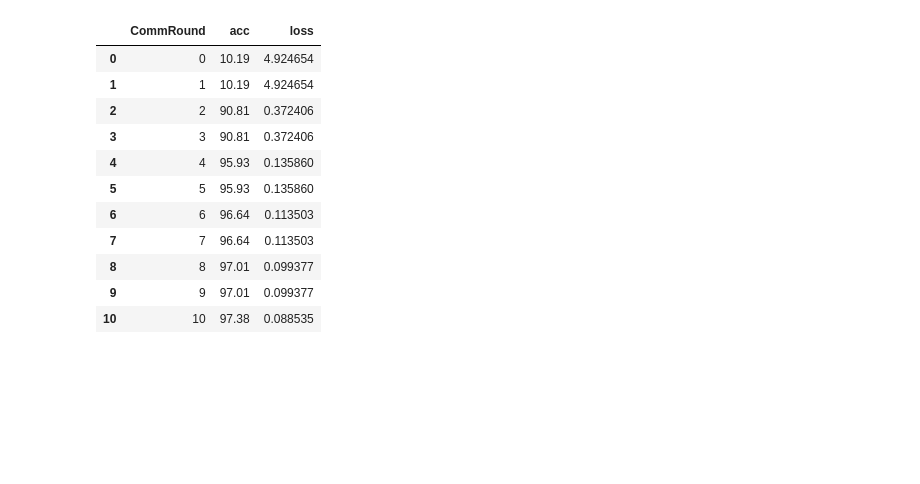
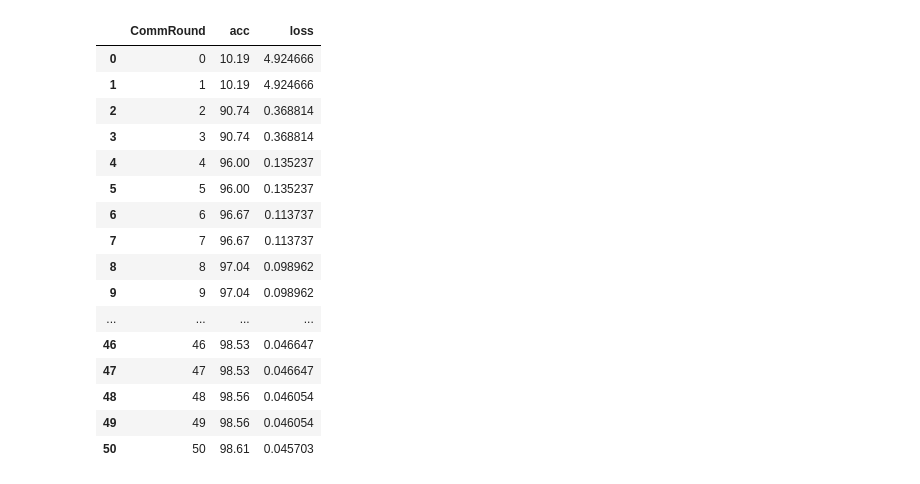
Before and after one commit to Has02/ad-hoc-fl, a Jupyter notebook: result_plotting.ipynb, the cells around one changed output. Cells and saved outputs as stored; diff of their text form; code cells hidden in the pictures; blank space fills up the shorter version.

```diff
--- a/result_plotting.ipynb
+++ b/result_plotting.ipynb
@@ -10,16 +7,5 @@ log_file = log_path + "/log_exp" + experiment + "_run1.csv"
-# %%
-acc_data = pd.read_csv(log_file, header=0)
-acc_data
-# %% [output]
-|  | CommRound | acc | loss |
-| 0 | 0 | 10.19 | 4.924654 |
-| 1 | 1 | 10.19 | 4.924654 |
-| 2 | 2 | 90.81 | 0.372406 |
-| 3 | 3 | 90.81 | 0.372406 |
-| 4 | 4 | 95.93 | 0.135860 |
-| 5 | 5 | 95.93 | 0.135860 |
-| 6 | 6 | 96.64 | 0.113503 |
-| 7 | 7 | 96.64 | 0.113503 |
-| 8 | 8 | 97.01 | 0.099377 |
-| 9 | 9 | 97.01 | 0.099377 |
-| 10 | 10 | 97.38 | 0.088535 |
+# %%
+experiment_old_num = 1
+experiment_new_num = 3
+log_file_old = log_path + "/log_exp" + str(experiment_old_num) + "_run1.csv"
+log_file_new = log_path + "/log_exp" + str(experiment_new_num) + "_run1.csv"
@@ -26 +20,23 @@ acc_data
+# %%
+acc_data_old = pd.read_csv(log_file_old, header=0)
+acc_data_new = pd.read_csv(log_file_new, header=0)
+acc_data_old
+# %% [output]
+|  | CommRound | acc | loss |
+| 0 | 0 | 10.19 | 4.924666 |
+| 1 | 1 | 10.19 | 4.924666 |
+| 2 | 2 | 90.74 | 0.368814 |
+| 3 | 3 | 90.74 | 0.368814 |
+| 4 | 4 | 96.00 | 0.135237 |
+| 5 | 5 | 96.00 | 0.135237 |
+| 6 | 6 | 96.67 | 0.113737 |
+| 7 | 7 | 96.67 | 0.113737 |
+| 8 | 8 | 97.04 | 0.098962 |
+| 9 | 9 | 97.04 | 0.098962 |
+| ... | ... | ... | ... |
+| 46 | 46 | 98.53 | 0.046647 |
+| 47 | 47 | 98.53 | 0.046647 |
+| 48 | 48 | 98.56 | 0.046054 |
+| 49 | 49 | 98.56 | 0.046054 |
+| 50 | 50 | 98.61 | 0.045703 |
 # %%
```
Also changed, not shown: parts of 26 cells of this notebook, 10 other files.
